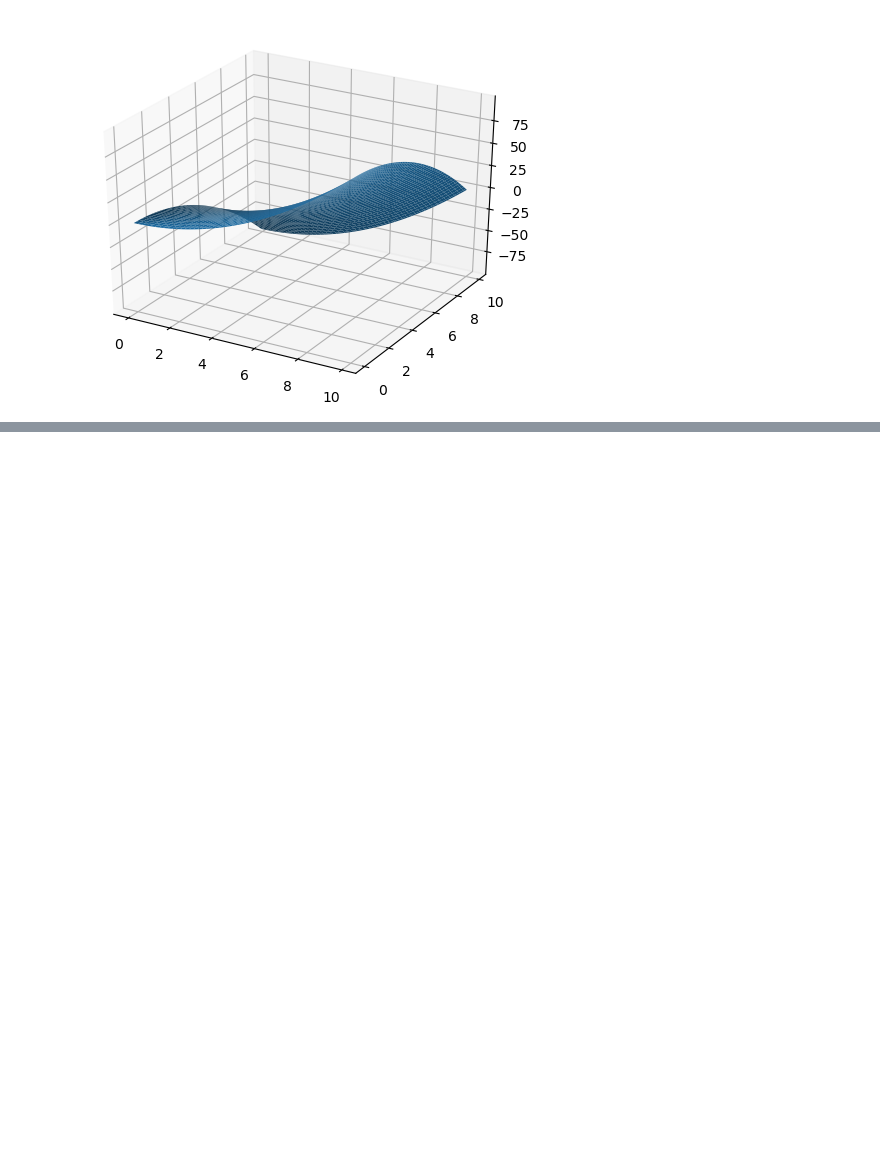
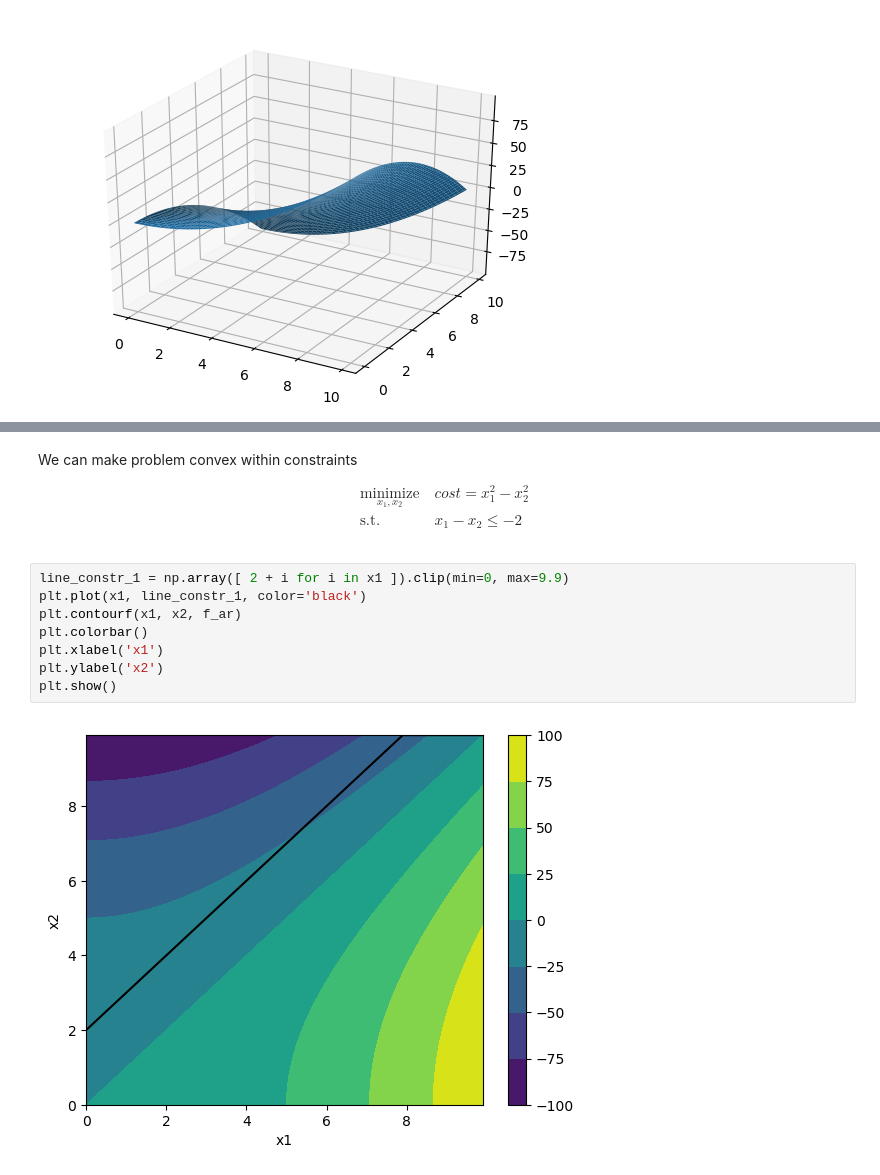
Before and after one commit to FedorBel/qp-programming, a Jupyter notebook: src/graphs.ipynb, the cells around one changed output, grey strips where cells are left out. Saved outputs shown, nothing was run; the diff lists cells and outputs as text; blank space fills up the shorter version.

Commit message:
feat: osqp can't solve concave problems (convex within constraints)

```diff
--- a/src/graphs.ipynb
+++ b/src/graphs.ipynb
@@ -41 +80,25 @@ plt.show()
+# %% [markdown]
+We can make problem convex within constraints
+
+
+$$
+\begin{equation*}
+\begin{aligned}
+& \underset{x_1, x_2}{\text{minimize}}
+& & cost = x_1^2 - x_2^2 \\
+& \text{s.t.}
+& & x_1 - x_2 \leq -2 \\
+\end{aligned}
+\end{equation*}
+$$
+# %%
+line_constr_1 = np.array([ 2 + i for i in x1 ]).clip(min=0, max=9.9)
+plt.plot(x1, line_constr_1, color='black')
+plt.contourf(x1, x2, f_ar)
+plt.colorbar()
+plt.xlabel('x1')
+plt.ylabel('x2')
+plt.show()
+# %% [output]
+[figure, added]
 # %%
```
Also changed, not shown: parts of 5 cells of this notebook.
